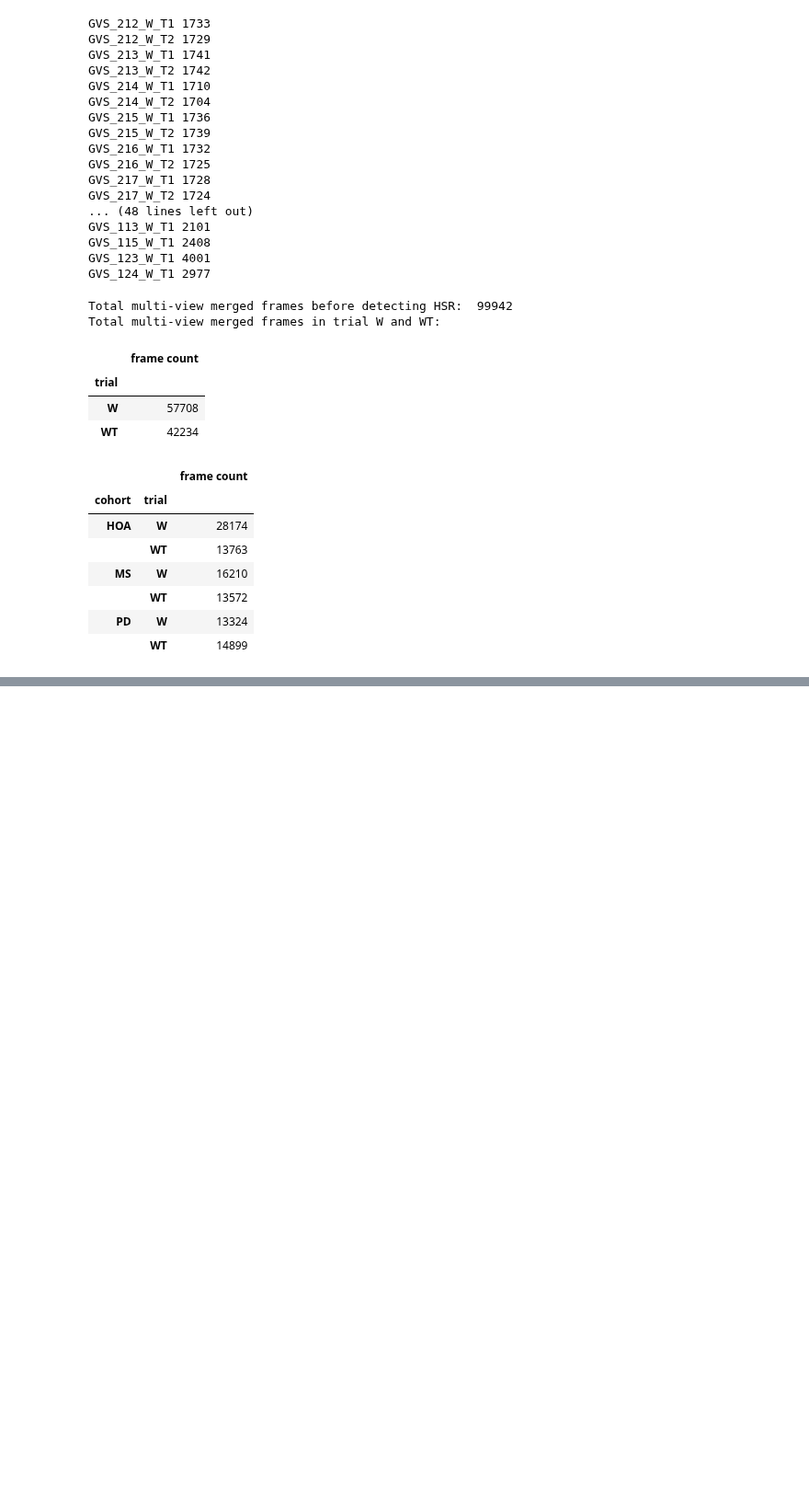
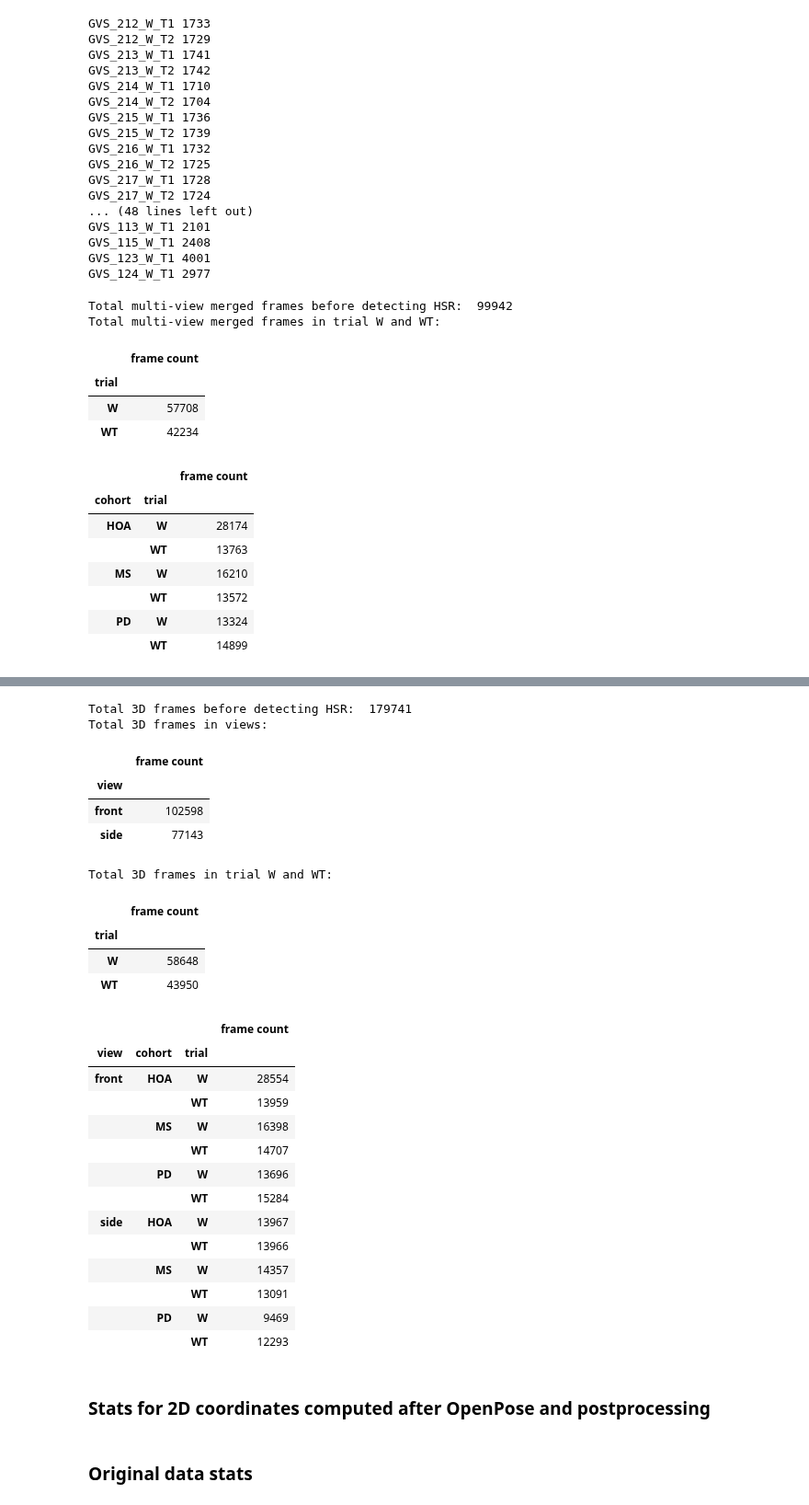
Before and after one commit to kaurrachneet6/Vision-Based-Gait-Analysis-Framework-for-Predicting-Multiple-Sclerosis, a Jupyter notebook: Data Preparation/StrideStats.ipynb, the cells around one changed output, grey strips where cells are left out. Shown at 92% size. Saved outputs shown, nothing was run; the diff lists cells and outputs as text; code cells hidden in the pictures; blank space fills up the shorter version.

```diff
--- a/Data Preparation/StrideStats.ipynb
+++ b/Data Preparation/StrideStats.ipynb
@@ -255,0 +353,43 @@ Total multi-view merged frames in trial W and WT:
+# %%
+#Computing stats from the saved csv
+stats_3d = pd.read_csv('C:\\Users\\Rachneet Kaur\\Box\\Gait Video Project\\GaitVideoData\\3Dview_stats.csv')
+
+print ('Total 3D frames before detecting HSR: ', stats_3d['frame count'].sum())
+
+print ('Total 3D frames in views: ')
+display(stats_3d.groupby('view').sum())
+
+print ('Total 3D frames in trial W and WT: ')
+display(stats_3d[stats_3d['view']=='front'].groupby('trial').sum())
+
+display(stats_3d.groupby(['view', 'cohort', 'trial']).sum())
+# %% [output]
+Total 3D frames before detecting HSR:  179741
+Total 3D frames in views:
+|  | frame count |
+| view |  |
+| front | 102598 |
+| side | 77143 |
+Total 3D frames in trial W and WT:
+|  | frame count |
+| trial |  |
+| W | 58648 |
+| WT | 43950 |
+|  |  |  | frame count |
+| view | cohort | trial |  |
+| front | HOA | W | 28554 |
+|  |  | WT | 13959 |
+|  | MS | W | 16398 |
+|  |  | WT | 14707 |
+|  | PD | W | 13696 |
+|  |  | WT | 15284 |
+| side | HOA | W | 13967 |
+|  |  | WT | 13966 |
+|  | MS | W | 14357 |
+|  |  | WT | 13091 |
+|  | PD | W | 9469 |
+|  |  | WT | 12293 |
+# %% [markdown]
+### Stats for 2D coordinates computed after OpenPose and postprocessing
+# %% [markdown]
+### Original data stats
```
Also changed, not shown: parts of 5 cells of this notebook.
